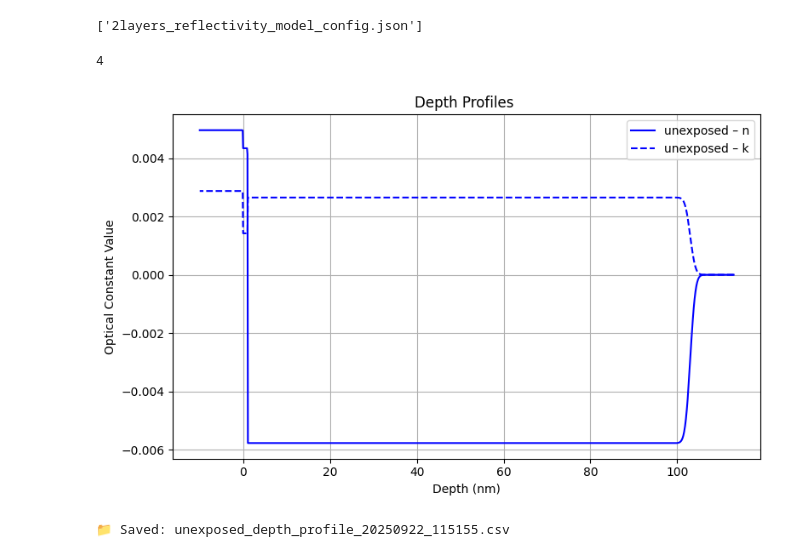
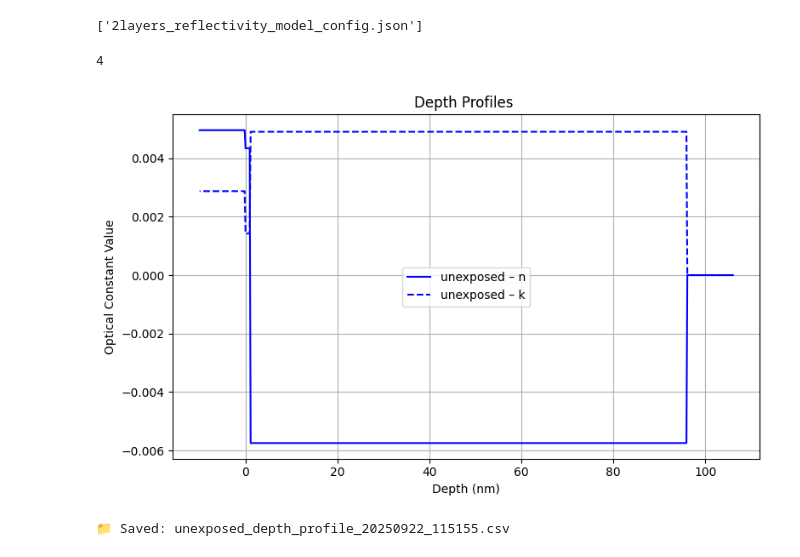
Before and after one commit to kasandrle/XRR_modeling, a Jupyter notebook: notebooks/plot_output_comapre.ipynb, the cells around one changed output. Drawn from its saved outputs; the diff is of its cells as text; code cells hidden in the pictures.

Commit message:
update the plot to use utilis

```diff
--- a/notebooks/plot_output_comapre.ipynb
+++ b/notebooks/plot_output_comapre.ipynb
@@ -198,35 +201,35 @@ import matplotlib.pyplot as plt
 names = ['unexposed', 'exposed', 'PEB']
 colors = ['blue', 'green', 'purple', 'orange']  # Unique color per sample
 target_energy_index = 5
 
 plt.figure(figsize=(8, 5))
 
 for i, entry in enumerate(data):
     matching_indices = [i for i, val in enumerate(entry['energy_pol_uni']) if "285" in val][0]
     print(matching_indices)
-    z, n_vals, k_vals = build_centered_erf_profile(
+    z, n_vals, k_vals = utils.build_centered_erf_profile(
         entry["layers"], entry["energy_pol_uni"], target_energy_index=matching_indices
     )
 
     # Plot n and k with distinct styles
     plt.plot(-(z-np.max(z)+10), n_vals, label=f"{names[i]} – n", color=colors[i], linestyle='-')
     plt.plot(-(z-np.max(z)+10), k_vals, label=f"{names[i]} – k", color=colors[i], linestyle='--')
 
 # Invert depth axis to show vacuum at top
 #plt.gca().invert_xaxis()
 
 # Labels and title
 plt.xlabel("Depth (nm)")
 plt.ylabel("Optical Constant Value")
 plt.title("Depth Profiles ")
 
 # Legend and grid
 plt.legend()#ncol=1, fontsize='small')
 plt.grid(True)
 plt.tight_layout()
 # %% [output]
 4
-[figure, old version]
+[figure, new version]
 # %%
 import pandas as pd
 from datetime import datetime
```
Also changed, not shown: parts of 2 cells of this notebook.
